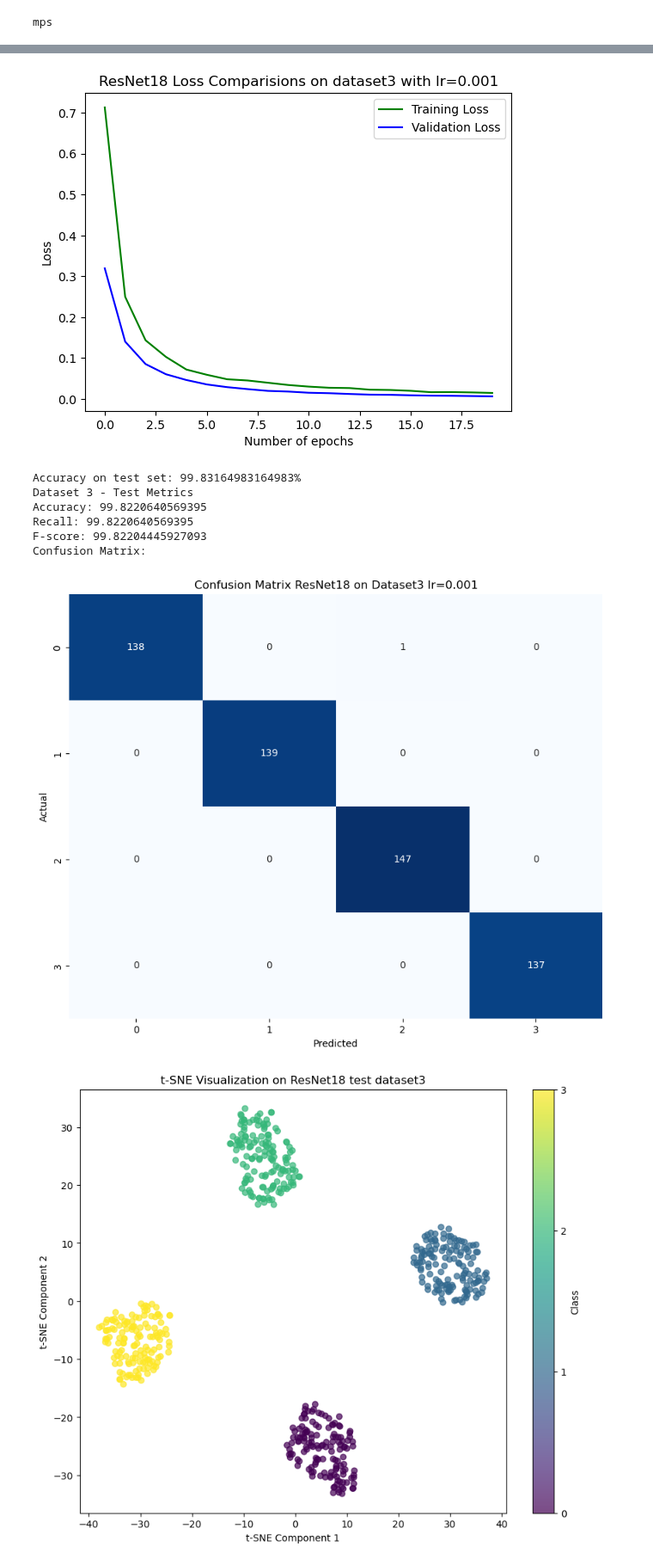
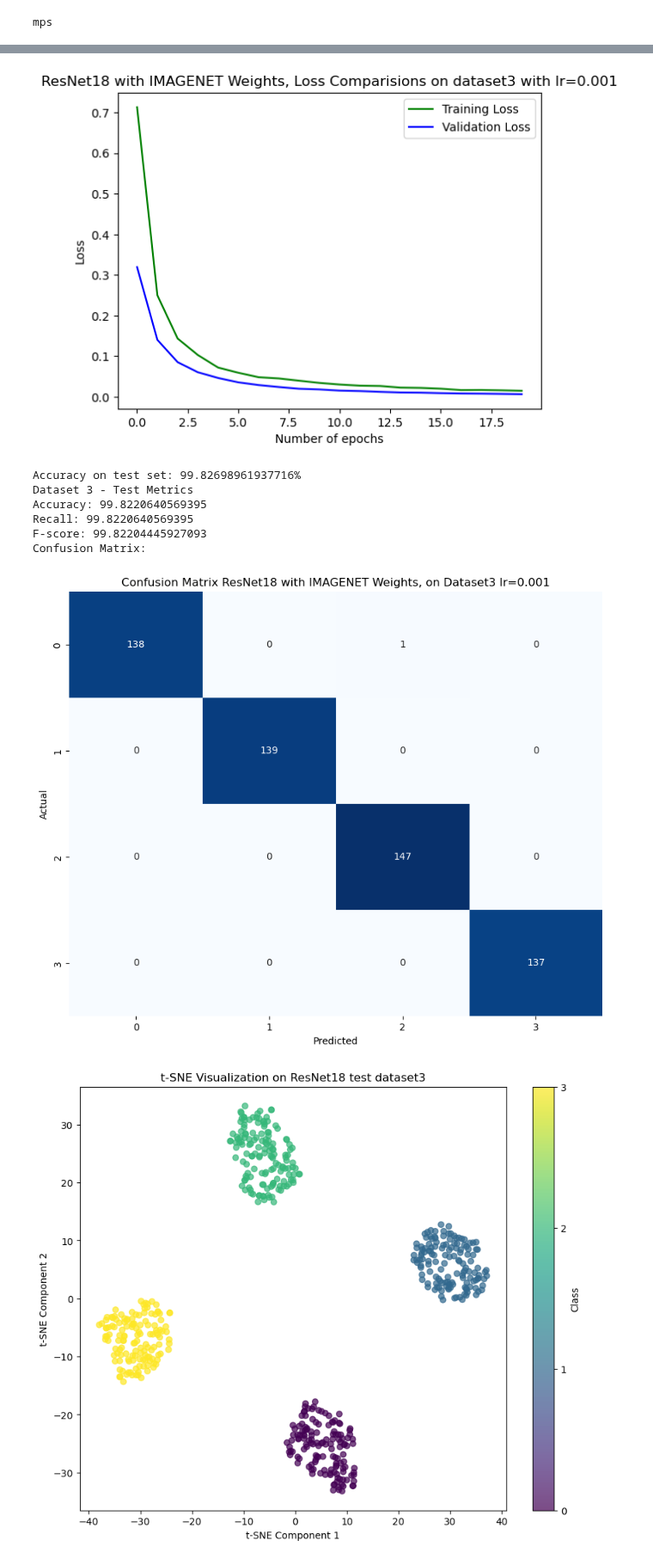
Before and after one commit to lakshyakalia/COMP6721-GroupE, a Jupyter notebook: ResNet18_Dataset3_TL_MPS.ipynb, the cells around one changed output, grey strips where cells are left out. Shown at 86% size. Saved outputs shown, nothing was run; the diff lists cells and outputs as text; code cells hidden in the pictures.

```diff
--- a/ResNet18_Dataset3_TL_MPS.ipynb
+++ b/ResNet18_Dataset3_TL_MPS.ipynb
@@ -237,15 +237,15 @@ plt.show()
 # %%
 fig,ax=plt.subplots()
 ax.plot(epochs_list,epochwiseTrainLossLog,'g',label='Training Loss')
 ax.plot(epochs_list,epochwiseValLossLog,'b',label='Validation Loss')
 ax.plot()
-ax.set_title('ResNet18 Loss Comparisions on dataset3 with lr=0.001')
+ax.set_title('ResNet18 with IMAGENET Weights, Loss Comparisions on dataset3 with lr=0.001')
 ax.set_xlabel('Number of epochs')
 ax.set_ylabel('Loss')
 ax.legend()
 plt.show()
 # %% [output]
-[figure, old version]
+[figure, new version]
 # %%
 y_pred = []
 groundtruth = []
@@ -301,16 +301,16 @@ plt.figure(figsize=(10,8))
 sns.heatmap(conf_matrix,annot=True,fmt='d',cmap='Blues',cbar=False)
 plt.xlabel('Predicted')
 plt.ylabel('Actual')
-plt.title('Confusion Matrix ResNet18 on Dataset3 lr=0.001')
+plt.title('Confusion Matrix ResNet18 with IMAGENET Weights, on Dataset3 lr=0.001')
 plt.show()
 # %% [output]
-Accuracy on test set: 99.83164983164983%
+Accuracy on test set: 99.82698961937716%
 Dataset 3 - Test Metrics
 Accuracy: 99.8220640569395
 Recall: 99.8220640569395
 F-score: 99.82204445927093
 Confusion Matrix:
-[figure, old version]
+[figure, new version]
 # %%
 from sklearn.manifold import TSNE
 
```
Also changed, not shown: parts of 3 cells of this notebook.
